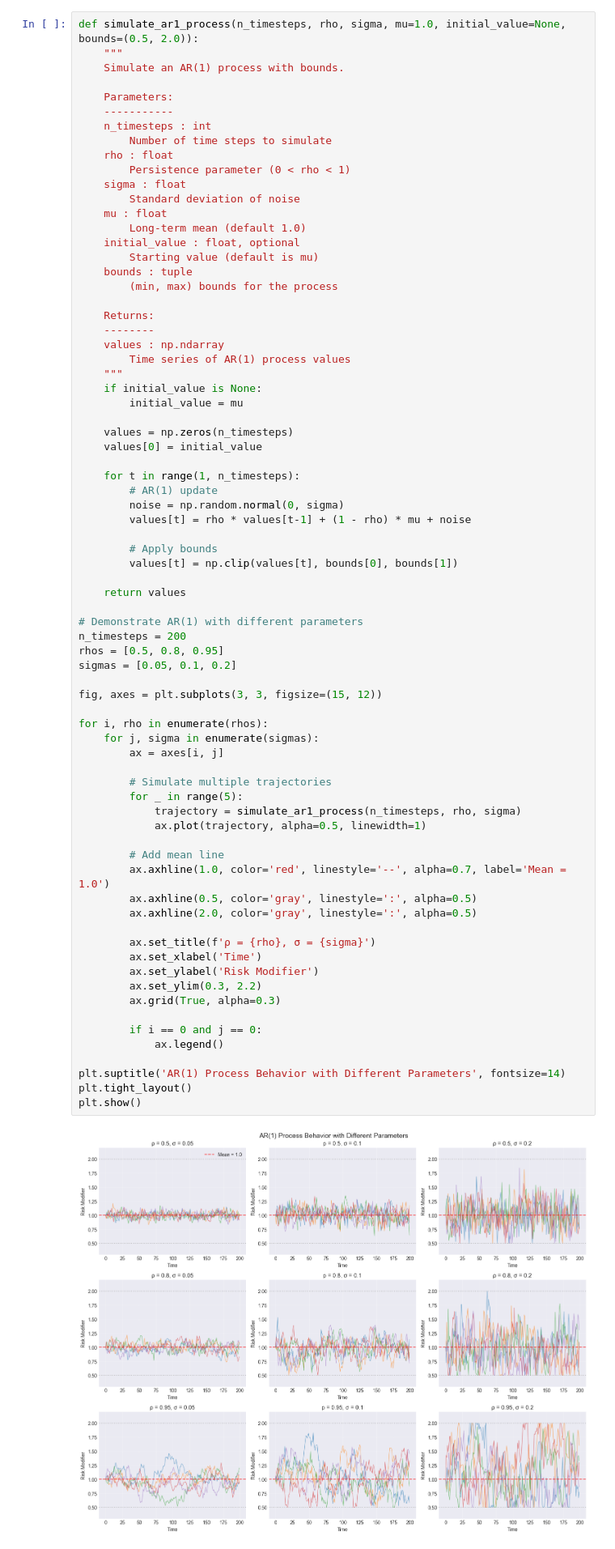
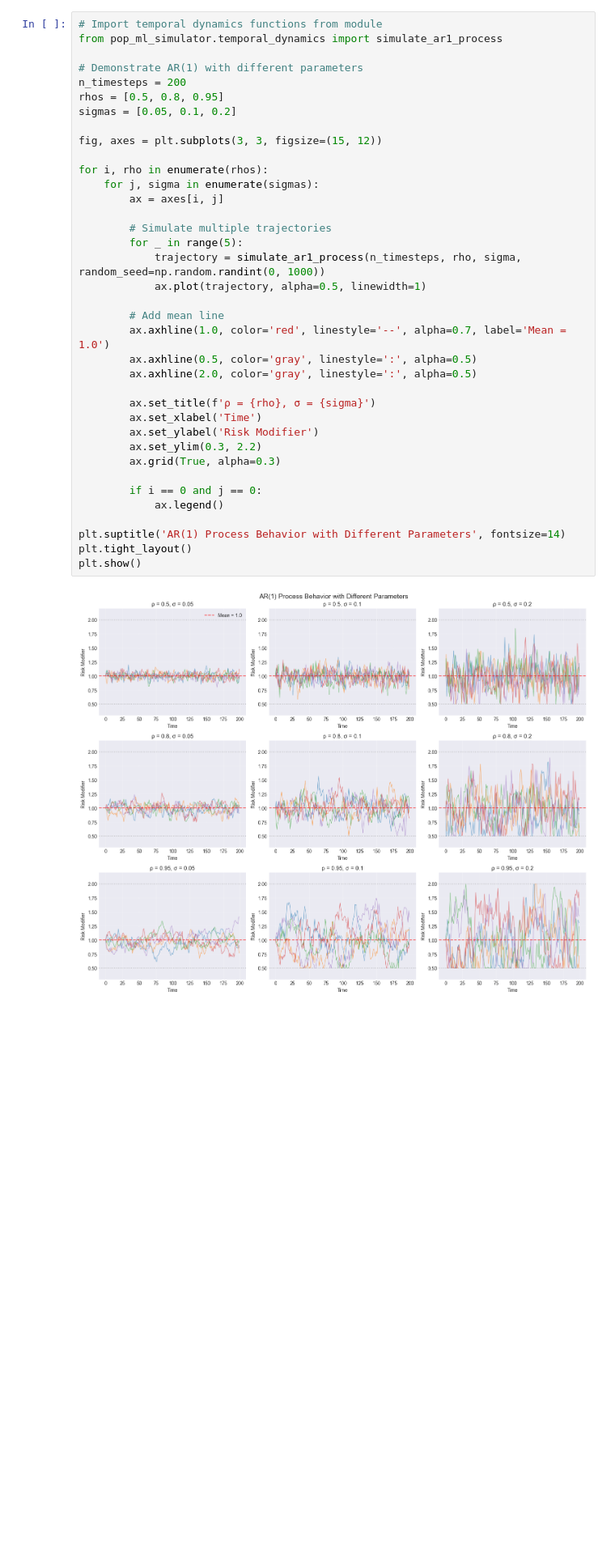
Before and after one commit to Mdraugelis/pop-ml-simulator, a Jupyter notebook: notebooks/02_temporal_risk_dynamics.ipynb, the cells around one changed output. Shown at 81% size. Drawn from its saved outputs; the diff is of its cells as text; blank space fills up the shorter version.

```diff
--- a/notebooks/02_temporal_risk_dynamics.ipynb
+++ b/notebooks/02_temporal_risk_dynamics.ipynb
@@ -65,45 +52,8 @@ Where:
 - $\mu$ is the long-term mean (1.0 for our risk modifier)
 - $\epsilon_t$ is random noise ~ N(0, σ²)
 # %%
-def simulate_ar1_process(n_timesteps, rho, sigma, mu=1.0, initial_value=None, bounds=(0.5, 2.0)):
-    """
-    Simulate an AR(1) process with bounds.
-
-    Parameters:
-    -----------
-    n_timesteps : int
-        Number of time steps to simulate
-    rho : float
-        Persistence parameter (0 < rho < 1)
-    sigma : float
-        Standard deviation of noise
-    mu : float
-        Long-term mean (default 1.0)
-    initial_value : float, optional
-        Starting value (default is mu)
-    bounds : tuple
-        (min, max) bounds for the process
-
-    Returns:
-    --------
-    values : np.ndarray
-        Time series of AR(1) process values
-    """
-    if initial_value is None:
-        initial_value = mu
-
-    values = np.zeros(n_timesteps)
-    values[0] = initial_value
-
-    for t in range(1, n_timesteps):
-        # AR(1) update
-        noise = np.random.normal(0, sigma)
-        values[t] = rho * values[t-1] + (1 - rho) * mu + noise
-
-        # Apply bounds
-        values[t] = np.clip(values[t], bounds[0], bounds[1])
-
-    return values
+# Import temporal dynamics functions from module
+from pop_ml_simulator.temporal_dynamics import simulate_ar1_process
 
 # Demonstrate AR(1) with different parameters
 n_timesteps = 200
@@ -111,35 +61,35 @@ rhos = [0.5, 0.8, 0.95]
 sigmas = [0.05, 0.1, 0.2]
 
 fig, axes = plt.subplots(3, 3, figsize=(15, 12))
 
 for i, rho in enumerate(rhos):
     for j, sigma in enumerate(sigmas):
         ax = axes[i, j]
 
         # Simulate multiple trajectories
         for _ in range(5):
-            trajectory = simulate_ar1_process(n_timesteps, rho, sigma)
+            trajectory = simulate_ar1_process(n_timesteps, rho, sigma, random_seed=np.random.randint(0, 1000))
             ax.plot(trajectory, alpha=0.5, linewidth=1)
 
         # Add mean line
         ax.axhline(1.0, color='red', linestyle='--', alpha=0.7, label='Mean = 1.0')
         ax.axhline(0.5, color='gray', linestyle=':', alpha=0.5)
         ax.axhline(2.0, color='gray', linestyle=':', alpha=0.5)
 
         ax.set_title(f'ρ = {rho}, σ = {sigma}')
         ax.set_xlabel('Time')
         ax.set_ylabel('Risk Modifier')
         ax.set_ylim(0.3, 2.2)
         ax.grid(True, alpha=0.3)
 
         if i == 0 and j == 0:
             ax.legend()
 
 plt.suptitle('AR(1) Process Behavior with Different Parameters', fontsize=14)
 plt.tight_layout()
 plt.show()
 # %% [output]
-[figure, old version]
+[figure, new version]
 # %% [markdown]
 ## 2. Temporal Risk Implementation
 
```
Also changed, not shown: parts of 8 cells of this notebook, 9 other files.
